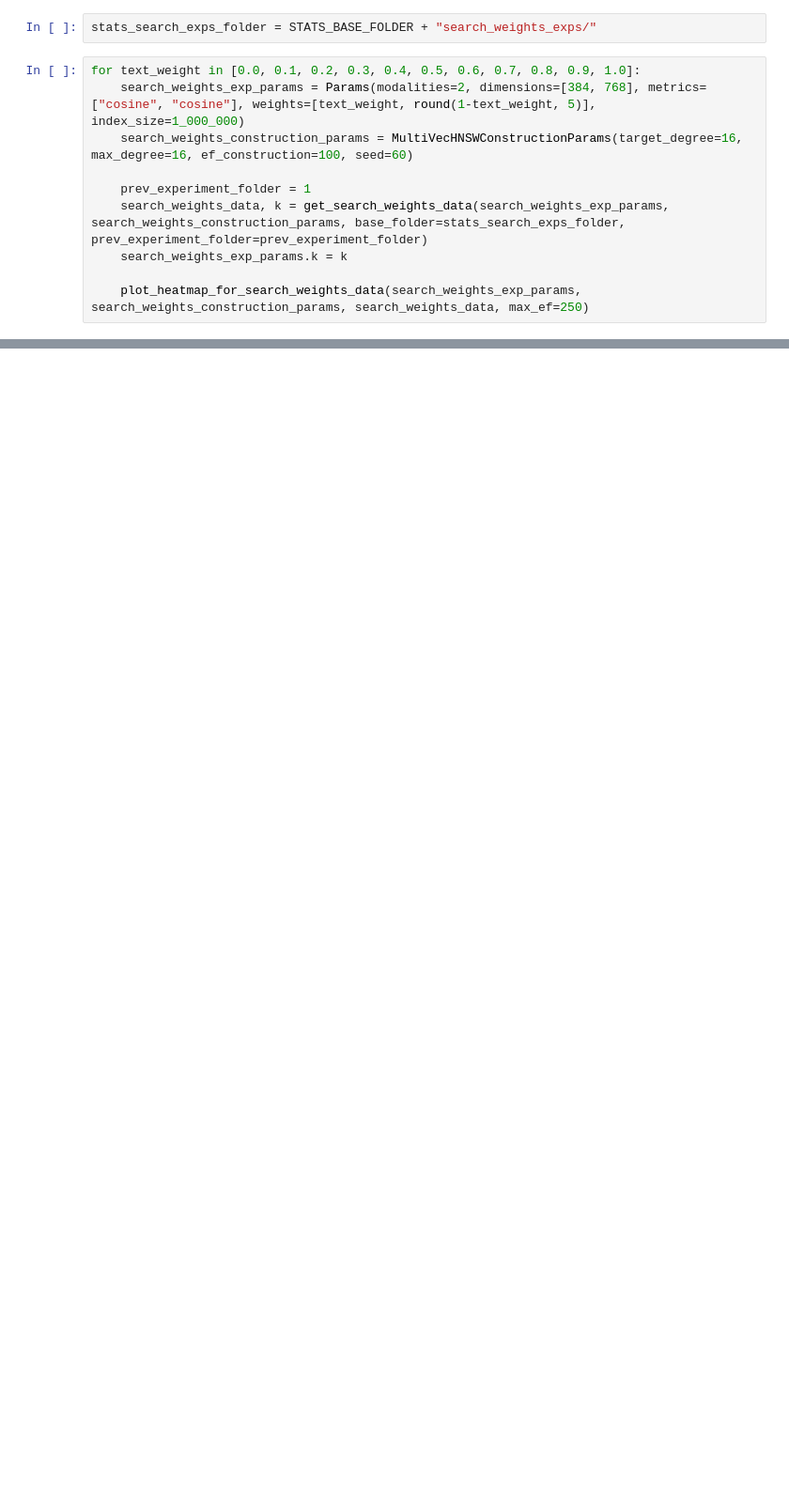
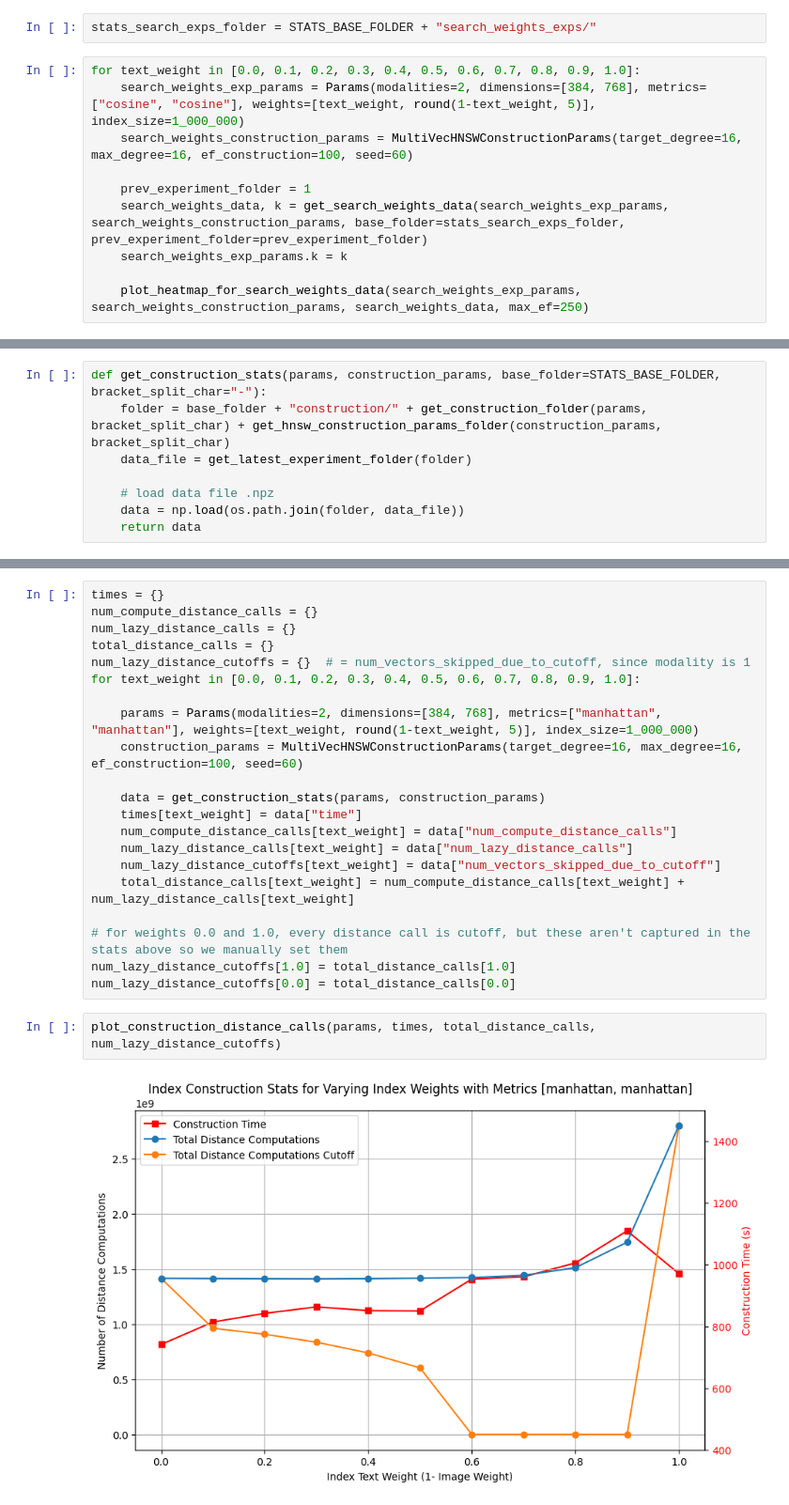
Before and after one commit to yavuzff/scalable-multimodal-similarity-search, a Jupyter notebook: notebooks/plot_graphs_weights_exp.ipynb, the cells around one changed output, grey strips where cells are left out. Shown at 94% size. Cells and saved outputs as stored; diff of their text form; blank space fills up the shorter version.

Commit message:
add plotting of weighted index stats #25

```diff
--- a/notebooks/plot_graphs_weights_exp.ipynb
+++ b/notebooks/plot_graphs_weights_exp.ipynb
@@ -153,0 +150,8 @@ for text_weight in [0.0, 0.1, 0.2, 0.3, 0.4, 0.5, 0.6, 0.7, 0.8, 0.9, 1.0]:
+# %%
+def get_construction_stats(params, construction_params, base_folder=STATS_BASE_FOLDER, bracket_split_char="-"):
+    folder = base_folder + "construction/" + get_construction_folder(params, bracket_split_char) + get_hnsw_construction_params_folder(construction_params, bracket_split_char)
+    data_file = get_latest_experiment_folder(folder)
+
+    # load data file .npz
+    data = np.load(os.path.join(folder, data_file))
+    return data
@@ -153,0 +209,25 @@ for text_weight in [0.0, 0.1, 0.2, 0.3, 0.4, 0.5, 0.6, 0.7, 0.8, 0.9, 1.0]:
+# %%
+times = {}
+num_compute_distance_calls = {}
+num_lazy_distance_calls = {}
+total_distance_calls = {}
+num_lazy_distance_cutoffs = {}  # = num_vectors_skipped_due_to_cutoff, since modality is 1
+for text_weight in [0.0, 0.1, 0.2, 0.3, 0.4, 0.5, 0.6, 0.7, 0.8, 0.9, 1.0]:
+
+    params = Params(modalities=2, dimensions=[384, 768], metrics=["manhattan", "manhattan"], weights=[text_weight, round(1-text_weight, 5)], index_size=1_000_000)
+    construction_params = MultiVecHNSWConstructionParams(target_degree=16, max_degree=16, ef_construction=100, seed=60)
+
+    data = get_construction_stats(params, construction_params)
+    times[text_weight] = data["time"]
+    num_compute_distance_calls[text_weight] = data["num_compute_distance_calls"]
+    num_lazy_distance_calls[text_weight] = data["num_lazy_distance_calls"]
+    num_lazy_distance_cutoffs[text_weight] = data["num_vectors_skipped_due_to_cutoff"]
+    total_distance_calls[text_weight] = num_compute_distance_calls[text_weight] + num_lazy_distance_calls[text_weight]
+
+# for weights 0.0 and 1.0, every distance call is cutoff, but these aren't captured in the stats above so we manually set them
+num_lazy_distance_cutoffs[1.0] = total_distance_calls[1.0]
+num_lazy_distance_cutoffs[0.0] = total_distance_calls[0.0]
+# %%
+plot_construction_distance_calls(params, times, total_distance_calls, num_lazy_distance_cutoffs)
+# %% [output]
+[figure, added]
```
Also changed, not shown: parts of 2 cells of this notebook, 1 other file.
